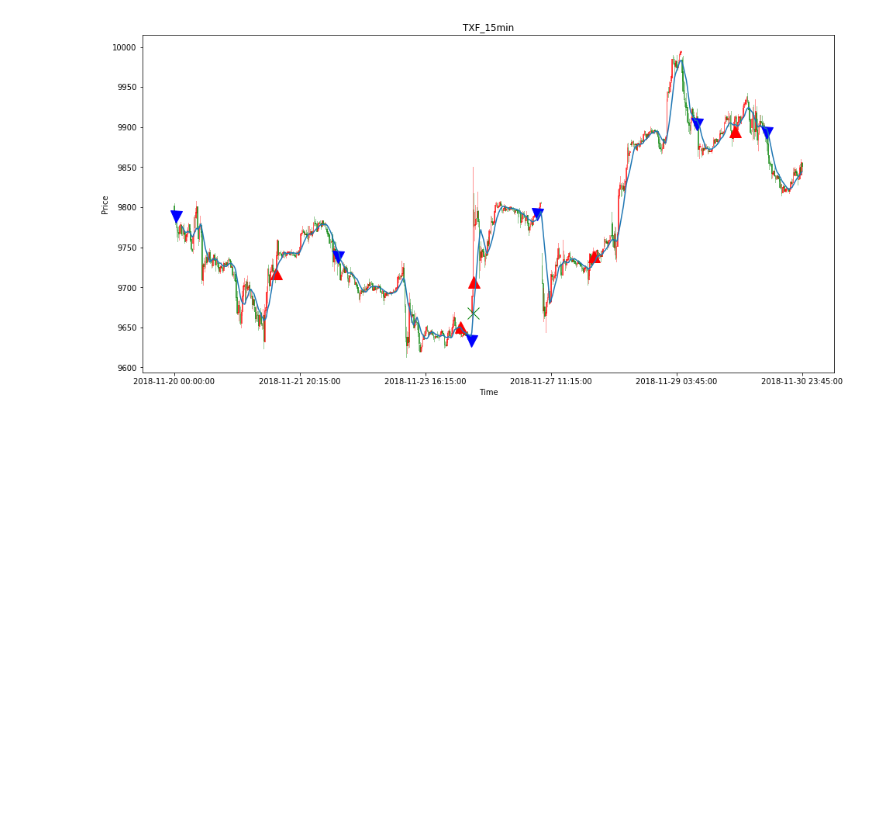
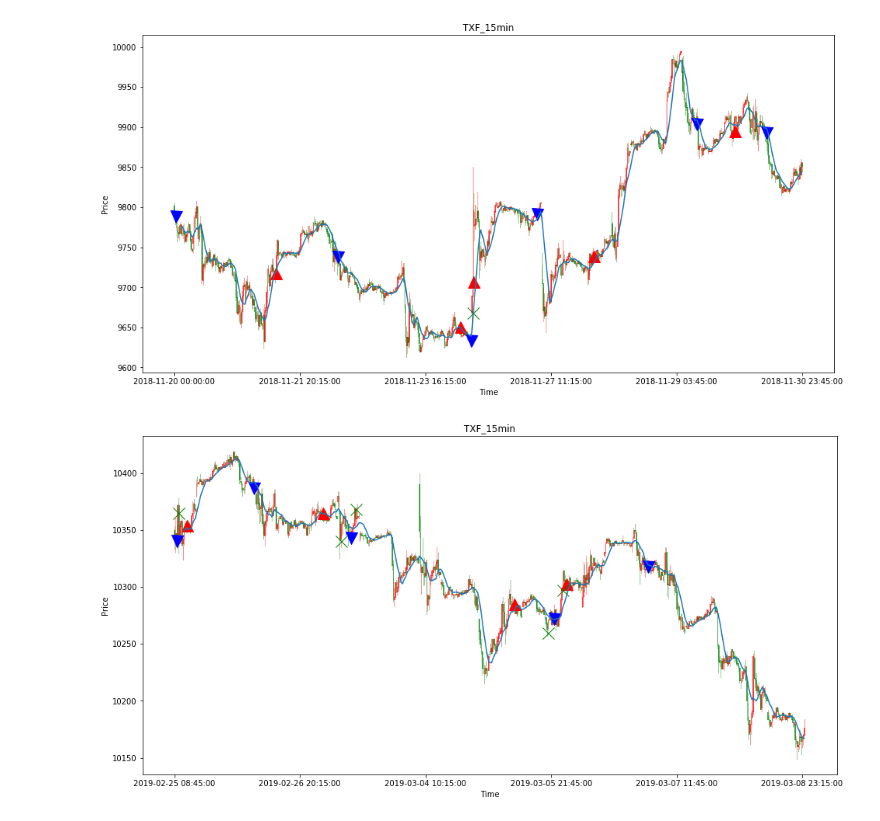
Before and after one commit to Darren-Kuo/Trading, a Jupyter notebook: Signal_Visualization.ipynb, the cells around one changed output. Drawn from its saved outputs; the diff is of its cells as text; code cells hidden in the pictures; blank space fills up the shorter version.

```diff
--- a/Signal_Visualization.ipynb
+++ b/Signal_Visualization.ipynb
@@ -11,6 +11,9 @@ class Signal_Visualization(object):
     def __init__(self, data, details):
         self.data = data
         self.details = details
+        self.Reset()
+
+    def Reset(self):
         self.idx_buy = []
         self.idx_sell = []
         self.idx_close = []
@@ -134,3 +137,15 @@ sv.Plot_Candlestick(plot_data, 'TXF_15min')
 plt.show()
 # %% [output]
 [figure]
+# %%
+plot_data = min_15['2019-02-25':'2019-03-08']
+plot_data = plot_data.reset_index()
+
+sv.Reset()
+sv.Get_Signal_Index(plot_data)
+sv.Select_Stoploss()
+sv.Plot_Candlestick(plot_data, 'TXF_15min')
+
+plt.show()
+# %% [output]
+[figure, added]
```
